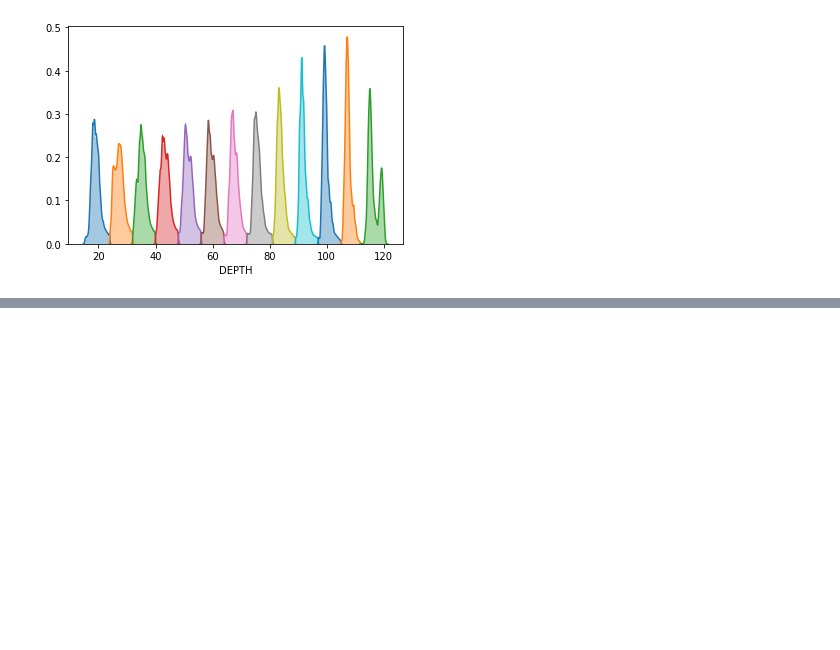
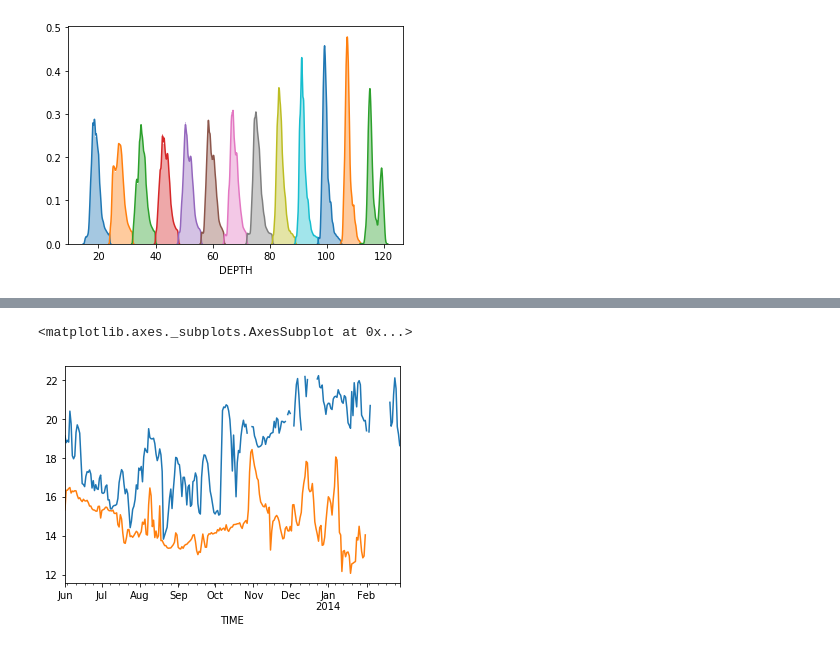
Before and after one commit to Stuartsgithub/BMP2020, a Jupyter notebook: BMP20200624v2.ipynb, the cells around one changed output, grey strips where cells are left out. Drawn from its saved outputs; the diff is of its cells as text; code cells hidden in the pictures; blank space fills up the shorter version.

```diff
--- a/BMP20200624v2.ipynb
+++ b/BMP20200624v2.ipynb
@@ -158,0 +162,7 @@ print(peaks)
+# %%
+# Plot these
+surface_temp_1D['2013-06':'2014-02'].plot()
+bottom_temp_1D['2013-06':'2014-01'].plot()
+# %% [output]
+<matplotlib.axes._subplots.AxesSubplot at 0x...>
+[figure, added]
```
Also changed, not shown: parts of 15 cells of this notebook.
